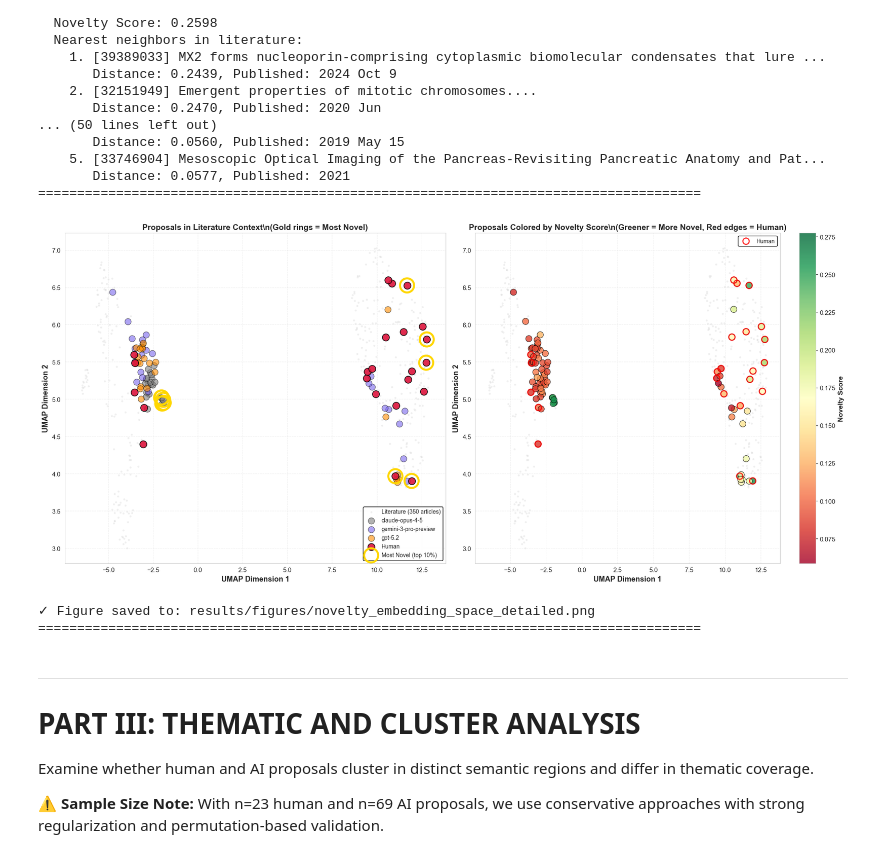
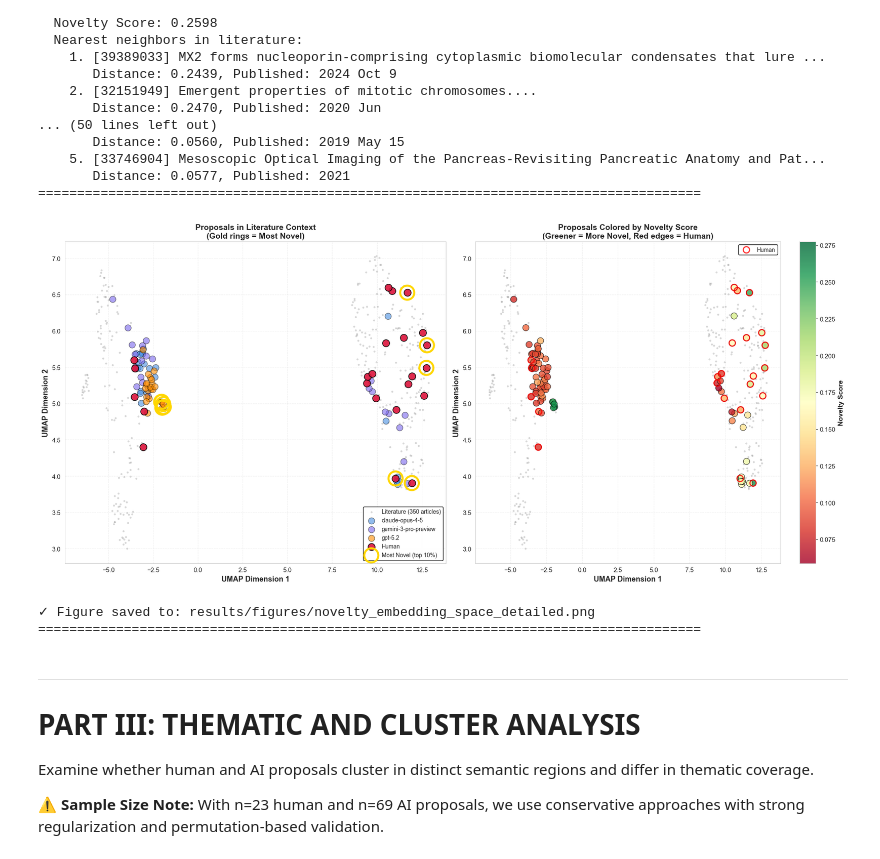
Before and after one commit to eveyhuang/human-AI-proposal, a Jupyter notebook: compare_proposals_baseline.ipynb, the cells around one changed output. Saved outputs shown, nothing was run; the diff lists cells and outputs as text; code cells hidden in the pictures.

Commit message:
fix errors in compare proposals and update quality to slides

```diff
--- a/compare_proposals_baseline.ipynb
+++ b/compare_proposals_baseline.ipynb
@@ -433,12 +465,12 @@ print(f"  File size: {embeddings_file.stat().st_size / 1024 / 1024:.2f} MB")
 # %% [markdown]
 ## Retrieve saved embeddings
 # %%
-# embeddings_data = retrieve_embeddings('/Users/eveyhuang/Documents/NICO/human-AI-proposal/data/embeddings/full_proposals/proposal_embeddings_human_ai_baseline.pkl')
+embeddings_data = retrieve_embeddings('/Users/eveyhuang/Documents/NICO/human-AI-proposal/data/embeddings/full_proposals/proposal_embeddings_human_ai_baseline.pkl')
 
-# ai_embeddings = embeddings_data['ai_embeddings']
-# human_embeddings = embeddings_data['human_embeddings']
-# ai_metadata = embeddings_data['ai_metadata']
-# human_metadata = embeddings_data['human_metadata']
+ai_embeddings = embeddings_data['ai_embeddings']
+human_embeddings = embeddings_data['human_embeddings']
+ai_metadata = embeddings_data['ai_metadata']
+human_metadata = embeddings_data['human_metadata']
 # %% [markdown]
 # PART I: DIVERSITY
 # %% [markdown]
@@ -2953,10 +2862,19 @@ EXAMINING MOST AND LEAST NOVEL PROPOSALS
 # Create detailed 2D visualization
 fig, axes = plt.subplots(1, 2, figsize=(20, 9))
 
+# Ensure per-model 2D slices exist for AI abstracts
+if 'ai_models' in globals() and ai_models:
+    ai_models_local = list(ai_models)
+else:
+    ai_models_local = sorted(ai_df['model'].astype(str).unique().tolist())
+
+ai_model_series = ai_df['model'].astype(str).values
+model_2d_abs = {m: ai_2d_abs[ai_model_series == m] for m in ai_models_local}
+
 # Color scheme
 colors_nov = {
     'Human': '#DC143C',  # Crimson red
-    'claude-opus-4-6': '#4A90E2',  # Blue
+    'claude-opus-4-5': '#4A90E2',  # Blue
     'gemini-3-pro-preview': '#7B68EE',  # Purple
     'gpt-5.2': '#FF8C00',  # Dark orange
 }
@@ -2974,7 +2892,7 @@ ax1.scatter(literature_2d[:, 0], literature_2d[:, 1],
           zorder=1)
 
 # AI proposals
-for model in ai_models:
+for model in ai_models_local:
     if model in model_2d_abs:
         ax1.scatter(model_2d_abs[model][:, 0], model_2d_abs[model][:, 1],
                   c=colors_nov.get(model, '#808080'),
@@ -3011,7 +2929,7 @@ ax1.scatter(novel_proposals_2d[:, 0], novel_proposals_2d[:, 1],
 
 ax1.set_xlabel('UMAP Dimension 1', fontsize=13, fontweight='bold')
 ax1.set_ylabel('UMAP Dimension 2', fontsize=13, fontweight='bold')
-ax1.set_title('Proposals in Literature Context\\n(Gold rings = Most Novel)',
+ax1.set_title('Proposals in Literature Context\n(Gold rings = Most Novel)',
             fontsize=14, fontweight='bold')
 ax1.legend(loc='best', fontsize=10, framealpha=0.95, edgecolor='black')
 ax1.grid(True, alpha=0.3, linestyle='--')
@@ -3040,35 +2958,35 @@ scatter = ax2.scatter(all_2d_proposals[:, 0], all_2d_proposals[:, 1],
                      linewidth=0.8,
                      zorder=5)
 
 # Add colorbar
 cbar = plt.colorbar(scatter, ax=ax2)
 cbar.set_label('Novelty Score', fontsize=12, fontweight='bold')
 
 # Highlight human vs AI with edge colors
 ax2.scatter(human_2d_abs[:, 0], human_2d_abs[:, 1],
           s=120,
           facecolors='none',
           edgecolors='red',
           linewidth=2,
           alpha=0.8,
           zorder=8,
           label='Human')
 
 ax2.set_xlabel('UMAP Dimension 1', fontsize=13, fontweight='bold')
 ax2.set_ylabel('UMAP Dimension 2', fontsize=13, fontweight='bold')
-ax2.set_title('Proposals Colored by Novelty Score\\n(Greener = More Novel, Red edges = Human)',
+ax2.set_title('Proposals Colored by Novelty Score\n(Greener = More Novel, Red edges = Human)',
             fontsize=14, fontweight='bold')
 ax2.legend(loc='best', fontsize=10, framealpha=0.95, edgecolor='black')
 ax2.grid(True, alpha=0.3, linestyle='--')
 
 plt.tight_layout()
 plt.savefig('results/figures/novelty_embedding_space_detailed.png', dpi=300, bbox_inches='tight')
 plt.show()
 
 print("\n✓ Figure saved to: results/figures/novelty_embedding_space_detailed.png")
 print("="*85)
 # %% [output]
-[figure, old version]
+[figure, new version]
 ✓ Figure saved to: results/figures/novelty_embedding_space_detailed.png
 =====================================================================================
 # %% [markdown]
```
Also changed, not shown: parts of 34 cells of this notebook, 19 other files.
